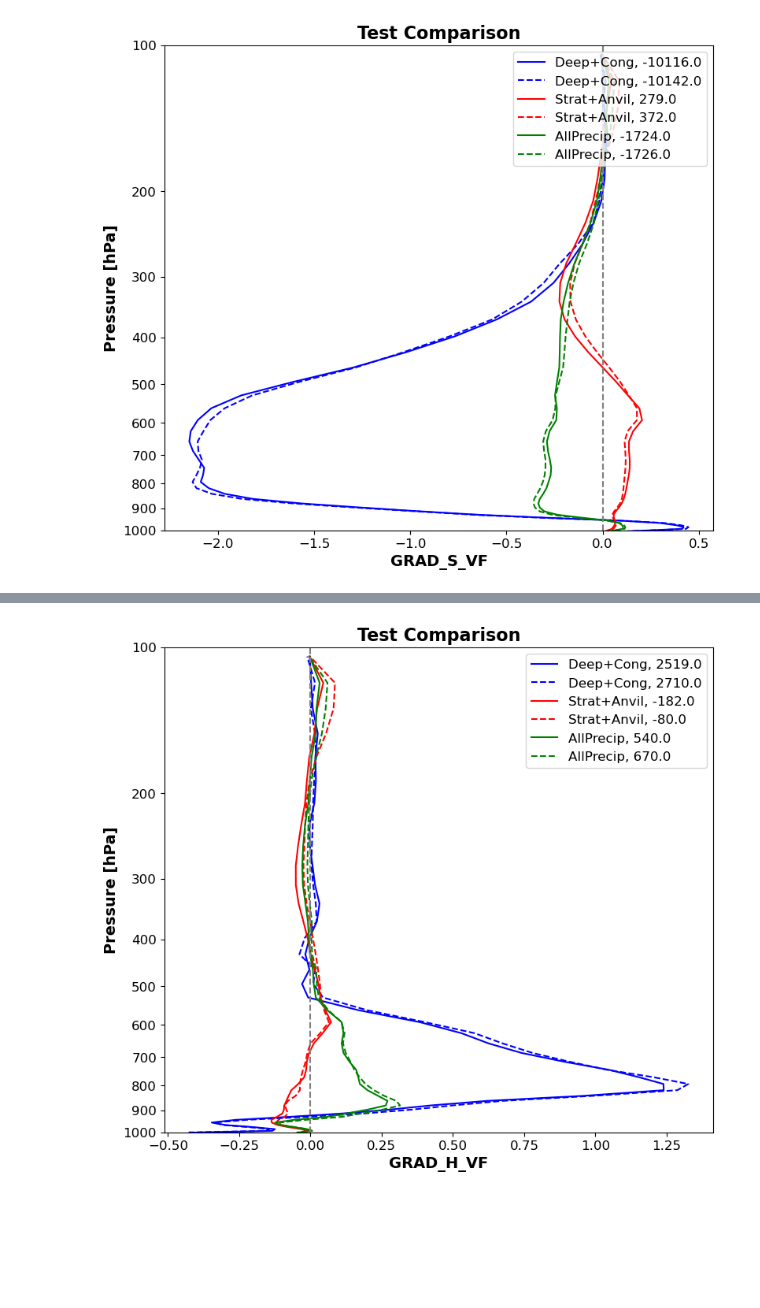
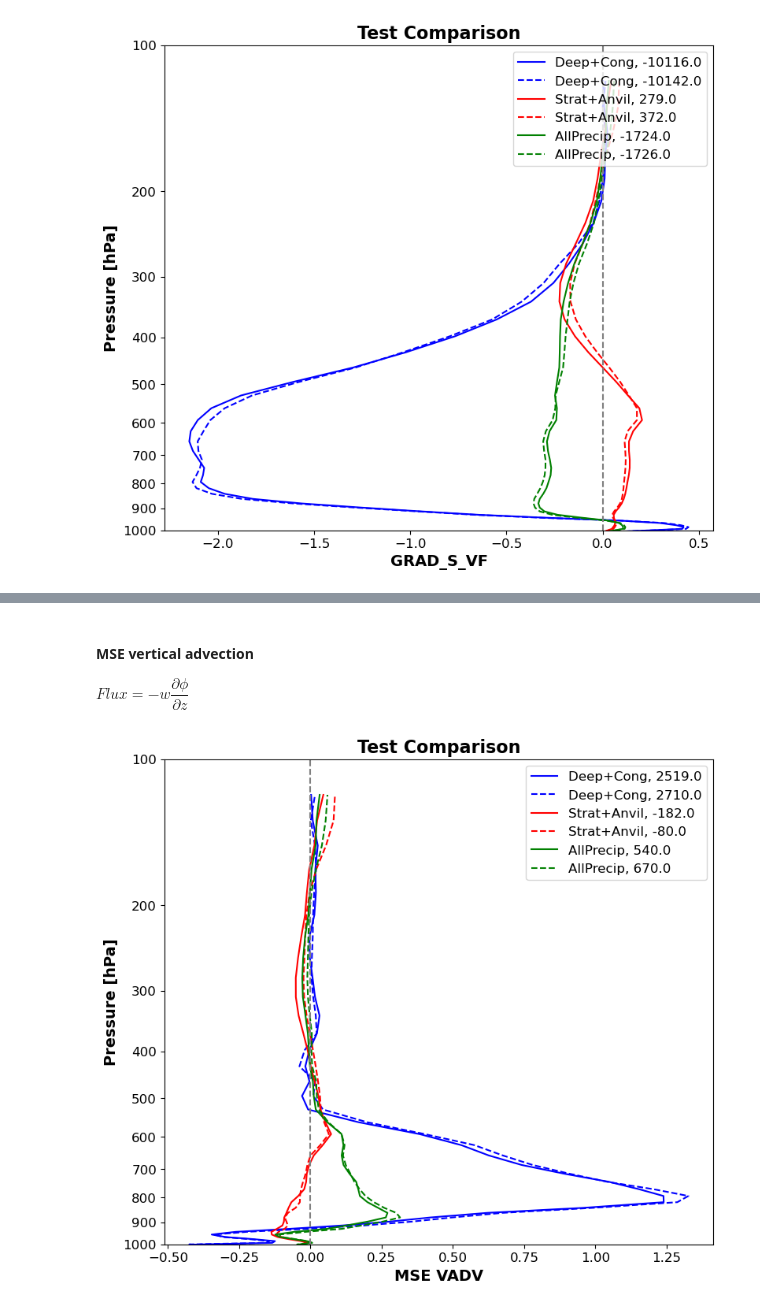
Before and after one commit to jhruppert/jhr-wrf-python, a Jupyter notebook: mse_profiles.ipynb, the cells around one changed output, grey strips where cells are left out. Saved outputs shown, nothing was run; the diff lists cells and outputs as text; code cells hidden in the pictures; blank space fills up the shorter version.

```diff
--- a/mse_profiles.ipynb
+++ b/mse_profiles.ipynb
@@ -495,10 +503,15 @@ def var_profiles_compare_tests(var1, var2, c_type1, c_type2, pres, xlabel, zerol
 # %%
 # Calculate vertical advection
 def calc_vadv(w, rho, var, pres):
+    # Convert to Pascals
+    if pres[0] < 1e4:
+        pscale = 1e2
+    else:
+        pscale = 1.
     # EULERIAN (RHS) CONVENTION
     # Gradient terms (Inoue and Back 2015):
     #   VADV_SUM = - < omeg * dVAR/dp >
     g = 9.81 # m/s^2
     omeg = w * (-1)*g*rho # dp/dt = - rho*g*W
-    vadv = -omeg * np.gradient(var,pres,axis=0)
+    vadv = -1. * omeg * np.gradient(var,(pres*pscale),axis=0)
     return vadv
@@ -557,10 +598,12 @@ var_profiles_compare_tests(var1, var2, c_type, c_type2, pres, xlabel, zeroline=T
+# %% [markdown]
+#### MSE vertical advection
+
+$Flux = - w \dfrac{\partial \phi}{\partial z}$
 # %%
 # Grad_h_adv: test comparison
-grad_h_vf1 = calc_vadv(w, rho, mse_z, pres*1e2)
-var1 = np.copy(grad_h_vf1)
-grad_h_vf2 = calc_vadv(w2, rho2, mse_z2, pres2*1e2)
-var2 = np.copy(grad_h_vf2)
-xlabel = 'GRAD_H_VF'
+var1 = calc_vadv(w, rho, np.copy(mse_z), pres)
+var2 = calc_vadv(w2, rho2, np.copy(mse_z2), pres2)
+xlabel = 'MSE VADV'
 var_profiles_compare_tests(var1, var2, c_type, c_type2, pres, xlabel, zeroline=True)
 # %% [output]
-[figure, old version]
+[figure, new version]
```
Also changed, not shown: parts of 15 cells of this notebook.
